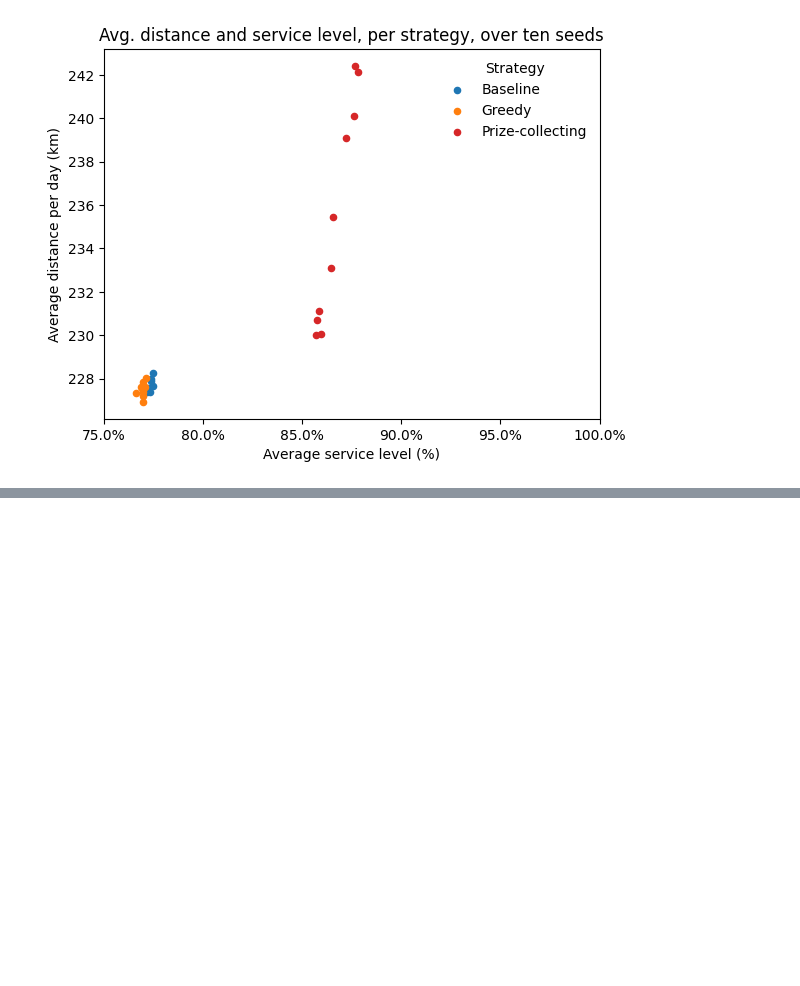
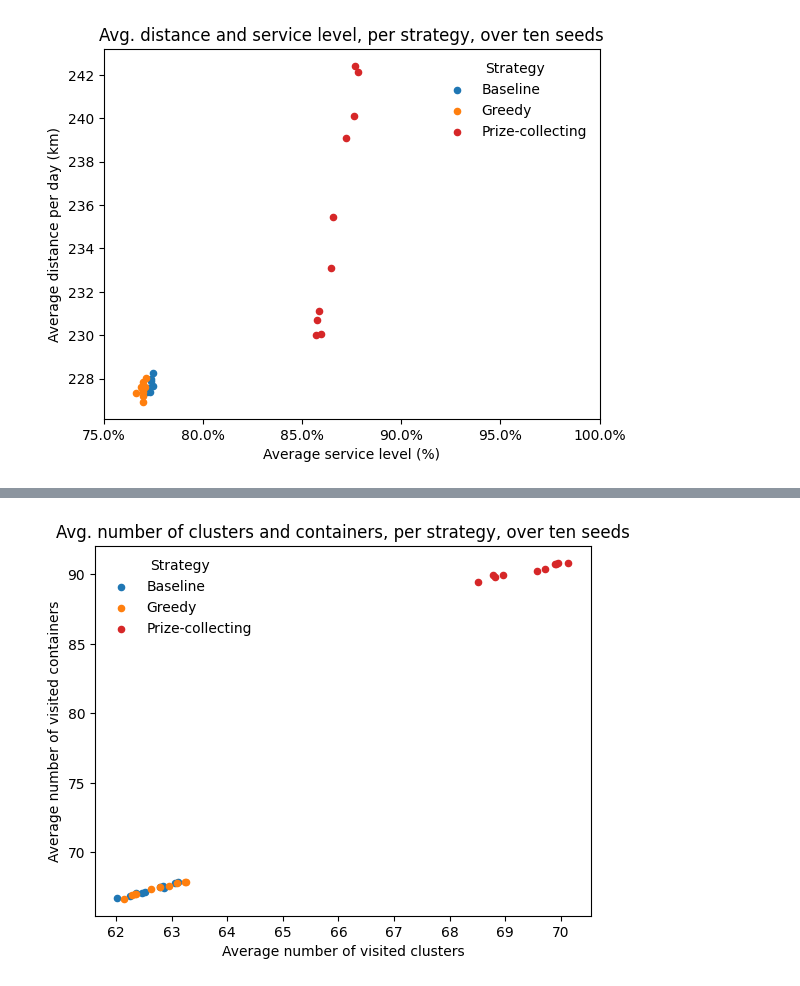
Before and after one commit to N-Wouda/Urban-Waste-Collection, a Jupyter notebook: notebooks/managerial_insights.ipynb, the cells around one changed output, grey strips where cells are left out. Cells and saved outputs as stored; diff of their text form; code cells hidden in the pictures; blank space fills up the shorter version.

Commit message:
Update notebook with new figure

```diff
--- a/notebooks/managerial_insights.ipynb
+++ b/notebooks/managerial_insights.ipynb
@@ -107,0 +124,33 @@ ax.set_ylabel("Average distance per day (km)");
+# %%
+_, ax = plt.subplots()
+
+baseline.plot.scatter(
+    x="avg_route_clusters",
+    y="avg_route_stops",
+    ax=ax,
+    label="Baseline",
+    color="tab:blue"
+)
+
+greedy.plot.scatter(
+    x="avg_route_clusters",
+    y="avg_route_stops",
+    ax=ax,
+    label="Greedy",
+    color="tab:orange"
+)
+
+prize.plot.scatter(
+    x="avg_route_clusters",
+    y="avg_route_stops",
+    ax=ax,
+    label="Prize-collecting",
+    color="tab:red"
+)
+
+ax.legend(frameon=False, title="Strategy")
+ax.set_title("Avg. number of clusters and containers, per strategy, over ten seeds")
+ax.set_xlabel("Average number of visited clusters")
+ax.set_ylabel("Average number of visited containers");
+# %% [output]
+[figure, added]
```
Also changed, not shown: parts of 7 cells of this notebook.
